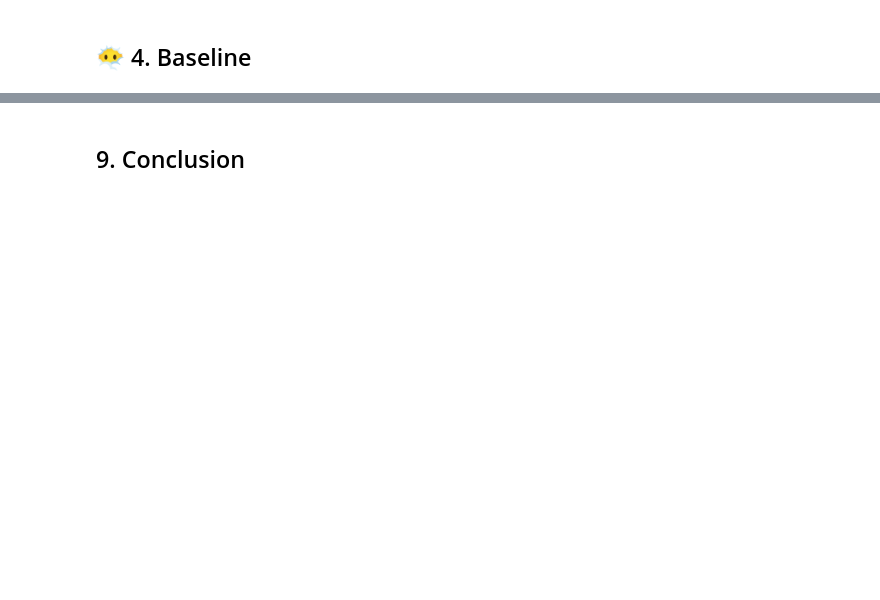
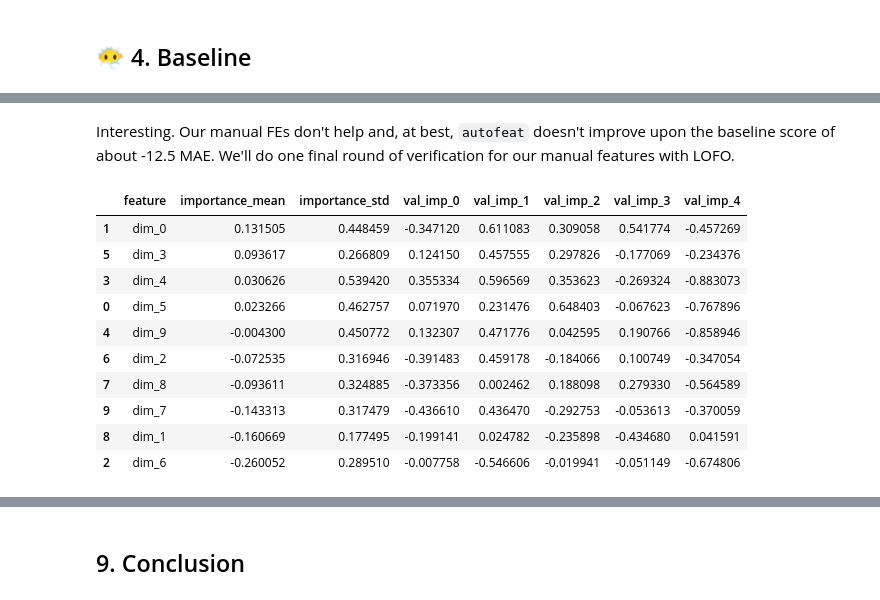
Before and after one commit to alckasoc/Joblisting-Modeling, a Jupyter notebook: modeling.ipynb, the cells around one changed output, grey strips where cells are left out. Cells and saved outputs as stored; diff of their text form; code cells hidden in the pictures; blank space fills up the shorter version.

```diff
--- a/modeling.ipynb
+++ b/modeling.ipynb
@@ -401,0 +1586,2 @@ Model selection is a tricky business. I didn't include common techniques like El
+# %% [markdown]
+Interesting. Our manual FEs don't help and, at best, `autofeat` doesn't improve upon the baseline score of about -12.5 MAE. We'll do one final round of verification for our manual features with LOFO.
@@ -401,0 +1598,15 @@ Model selection is a tricky business. I didn't include common techniques like El
+# %%
+importance_df = lofo_imp.get_importance()
+importance_df
+# %% [output]
+|  | feature | importance_mean | importance_std | val_imp_0 | val_imp_1 | val_imp_2 | val_imp_3 | val_imp_4 |
+| 1 | dim_0 | 0.131505 | 0.448459 | -0.347120 | 0.611083 | 0.309058 | 0.541774 | -0.457269 |
+| 5 | dim_3 | 0.093617 | 0.266809 | 0.124150 | 0.457555 | 0.297826 | -0.177069 | -0.234376 |
+| 3 | dim_4 | 0.030626 | 0.539420 | 0.355334 | 0.596569 | 0.353623 | -0.269324 | -0.883073 |
+| 0 | dim_5 | 0.023266 | 0.462757 | 0.071970 | 0.231476 | 0.648403 | -0.067623 | -0.767896 |
+| 4 | dim_9 | -0.004300 | 0.450772 | 0.132307 | 0.471776 | 0.042595 | 0.190766 | -0.858946 |
+| 6 | dim_2 | -0.072535 | 0.316946 | -0.391483 | 0.459178 | -0.184066 | 0.100749 | -0.347054 |
+| 7 | dim_8 | -0.093611 | 0.324885 | -0.373356 | 0.002462 | 0.188098 | 0.279330 | -0.564589 |
+| 9 | dim_7 | -0.143313 | 0.317479 | -0.436610 | 0.436470 | -0.292753 | -0.053613 | -0.370059 |
+| 8 | dim_1 | -0.160669 | 0.177495 | -0.199141 | 0.024782 | -0.235898 | -0.434680 | 0.041591 |
+| 2 | dim_6 | -0.260052 | 0.289510 | -0.007758 | -0.546606 | -0.019941 | -0.051149 | -0.674806 |
```
Also changed, not shown: parts of 172 cells of this notebook, 16 other files.
